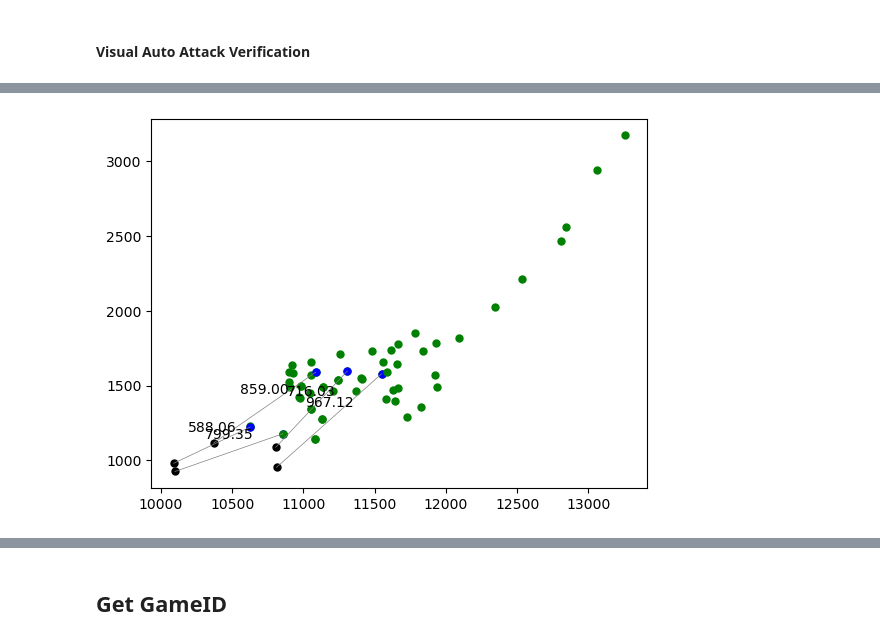
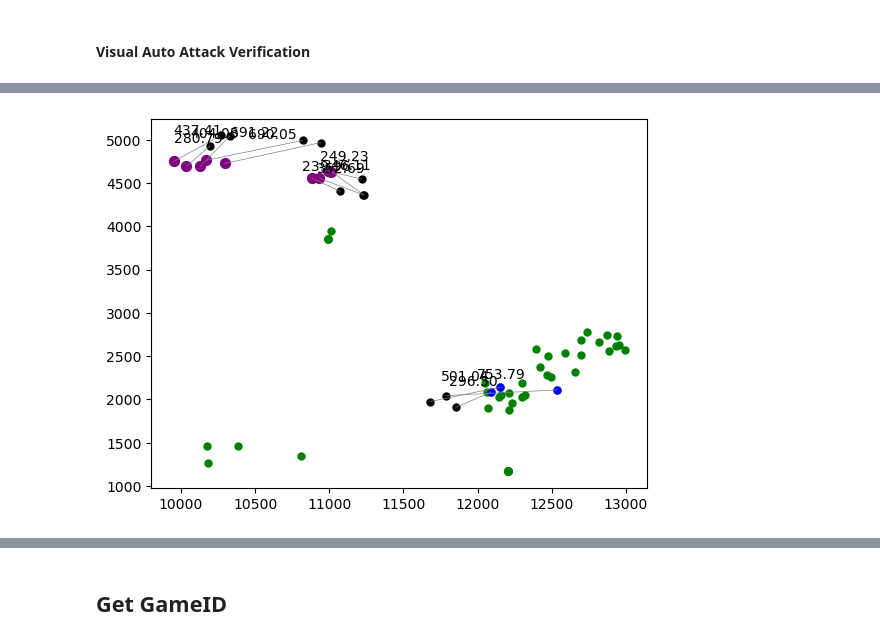
Before and after one commit to MiscellaneousStuff/tlol-analysis, a Jupyter notebook: obs_act_spec_clean.ipynb, the cells around one changed output, grey strips where cells are left out. Saved outputs shown, nothing was run; the diff lists cells and outputs as text; code cells hidden in the pictures.

```diff
--- a/obs_act_spec_clean.ipynb
+++ b/obs_act_spec_clean.ipynb
@@ -58,7 +58,8 @@ with open("list_of_champs.txt") as f:
 import sqlite3
 import pandas as pd
 import os
-db_replay = os.path.join(db_replays_dir, db_replays[0])
+replay_idx = 1
+db_replay = os.path.join(db_replays_dir, db_replays[replay_idx])
 con = sqlite3.connect(db_replay)
 # %%
 SUMMONER_NAMES = ["SummonerBarrier", "SummonerBoost", "SummonerDot", "SummonerExhaust", "SummonerFlash", "SummonerHaste", "SummonerHeal", "SummonerMana", "SummonerTeleport", "SummonerSmite"]
@@ -1174,42 +1198,58 @@ import numpy as np
 # Assuming you have defined the dataframes `minions_autos` and `player_df`
 # and that they have a 'time' column which you are using to associate minions with player actions.
 
-# plt.xlim(0, 16000)
-# plt.ylim(0, 16000)
+# plt.xlim(9000, 13000)
+# plt.ylim(0, 6000)
 
-minion_auto_times = minions_autos["time"].unique()
+for obj_type in ["champs", "minions"]:
+    if obj_type == "champs":
+        print("CHAMP TIMES")
+        minion_auto_times = champ_autos["time"].unique()
+    else:
+        print("MINIONS TIMES")
+        minion_auto_times = minions_autos["time"].unique()
+    minions_df = pd.read_sql(f"SELECT time, pos_x, pos_z FROM {obj_type} WHERE pos_x BETWEEN 10000 AND 14000 AND pos_z BETWEEN 0 AND 4000;", con)
+    print(obj_type, minions_df.shape)
 
-minions_df = pd.read_sql("SELECT time, pos_x, pos_z FROM minions WHERE pos_x BETWEEN 10000 AND 14000 AND pos_z BETWEEN 0 AND 4000;", con)
+    for time in minion_auto_times:
+        minions_df_row = minions_df[minions_df["time"] == time]
+        if obj_type == "champs":
+            print("CHAMP TIMES DATA")
+            minion_auto_row = champ_autos[champ_autos["time"] == time]
+        else:
+            print("CHAMP TIMES DATA")
+            minion_auto_row = minions_autos[minions_autos["time"] == time]
+        player_row = player_df[player_df["time"] == time]
 
-for time in minion_auto_times:
-    minions_df_row = minions_df[minions_df["time"] == time]
-    minion_auto_row = minions_autos[minions_autos["time"] == time]
-    player_row = player_df[player_df["time"] == time]
+        if not minion_auto_row.empty and not player_row.empty:
+            all_minions_x = minions_df_row["pos_x"].values
+            all_minions_y = minions_df_row["pos_z"].values
+            minions_autos_x = minion_auto_row["pos_x"].values[0]
+            minions_autos_y = minion_auto_row["pos_z"].values[0]
+            player_x = player_row["pos_x"].values[0]
+            player_y = player_row["pos_z"].values[0]
 
-    if not minion_auto_row.empty and not player_row.empty:
-        all_minions_x = minions_df_row["pos_x"].values
-        all_minions_y = minions_df_row["pos_z"].values
-        minions_autos_x = minion_auto_row["pos_x"].values[0]
-        minions_autos_y = minion_auto_row["pos_z"].values[0]
-        player_x = player_row["pos_x"].values[0]
-        player_y = player_row["pos_z"].values[0]
+            print(time, minions_autos_x, minions_autos_y)
 
-        print(time, minions_autos_x, minions_autos_y)
+            # Plot minions and players
+            plt.scatter(all_minions_x, all_minions_y, c="green", s=25)
+            if obj_type == "champs":
+                print("PLOTTING CHAMPS")
+                plt.scatter(minions_autos_x, minions_autos_y, c="purple", s=50)
+            else:
+                print("PLOTTING MINIONS")
+                plt.scatter(minions_autos_x, minions_autos_y, c="blue", s=25)
+            plt.scatter(player_x, player_y, c="black", s=25)
 
-        # Plot minions and players
-        plt.scatter(all_minions_x, all_minions_y, c="green", s=25)
-        plt.scatter(minions_autos_x, minions_autos_y, c="blue", s=25)
-        plt.scatter(player_x, player_y, c="black", s=25)
+            # Draw a line between minion and player
+            plt.plot([minions_autos_x, player_x], [minions_autos_y, player_y], c="grey", linewidth=0.5)
 
-        # Draw a line between minion and player
-        plt.plot([minions_autos_x, player_x], [minions_autos_y, player_y], c="grey", linewidth=0.5)
+            # Calculate the distance
+            distance = np.sqrt((minions_autos_x - player_x) ** 2 + (minions_autos_y - player_y) ** 2)
+            # Annotate the distance on the line
+            mid_point = ((minions_autos_x + player_x) / 2, (minions_autos_y + player_y) / 2)
+            plt.annotate(f'{distance:.2f}', mid_point, textcoords="offset points", xytext=(0,10), ha='center')
 
-        # Calculate the distance
-        distance = np.sqrt((minions_autos_x - player_x) ** 2 + (minions_autos_y - player_y) ** 2)
-        # Annotate the distance on the line
-        mid_point = ((minions_autos_x + player_x) / 2, (minions_autos_y + player_y) / 2)
-        plt.annotate(f'{distance:.2f}', mid_point, textcoords="offset points", xytext=(0,10), ha='center')
-
-# Show the plot
+    # Show the plot
 plt.show()
 # %% [output]
@@ -1221,4 +1273,4 @@ plt.show()
-[figure, old version]
+[figure, new version]
 # %%
 replay_df = pd.merge(replay_df, all_autos_df, on="time", how="left")
 # %%
```
Also changed, not shown: parts of 45 cells of this notebook, 4 other files.
